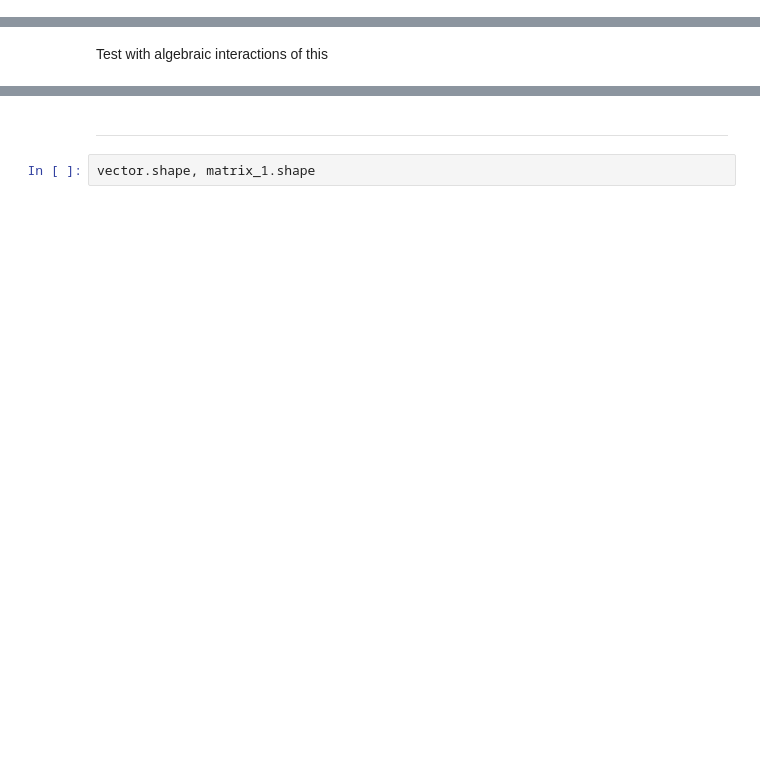
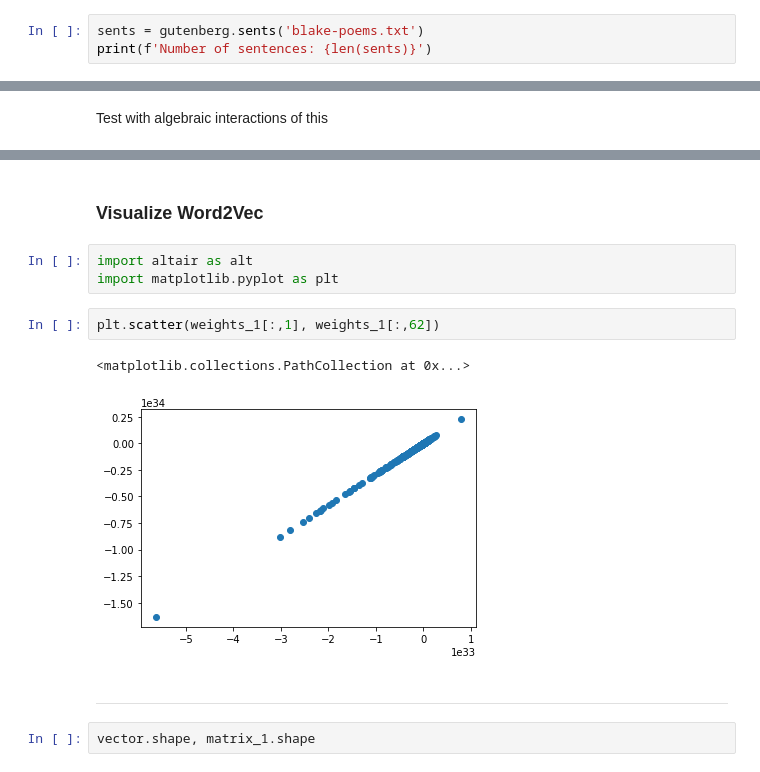
Before and after one commit to gabastil/nlp-study, a Jupyter notebook: word2vec/Word2Vec.ipynb, the cells around one changed output, grey strips where cells are left out. Saved outputs shown, nothing was run; the diff lists cells and outputs as text; blank space fills up the shorter version.

Commit message:
Added visualization cells

```diff
--- a/word2vec/Word2Vec.ipynb
+++ b/word2vec/Word2Vec.ipynb
@@ -39,0 +100,3 @@ sents = gutenberg.sents('melville-moby_dick.txt')
+# %%
+sents = gutenberg.sents('blake-poems.txt')
+print(f'Number of sentences: {len(sents)}')
@@ -447,3 +516,13 @@ similarity(word_vector(343), word_vector(344)), VOCABR[343], VOCABR[344]
+# %% [markdown]
+### Visualize Word2Vec
+# %%
+import altair as alt
+import matplotlib.pyplot as plt
+# %%
+plt.scatter(weights_1[:,1], weights_1[:,62])
+# %% [output]
+<matplotlib.collections.PathCollection at 0x...>
+[figure, added]
 # %% [markdown]
 ---
 # %%
```
Also changed, not shown: parts of 47 cells of this notebook, 2 other files.
